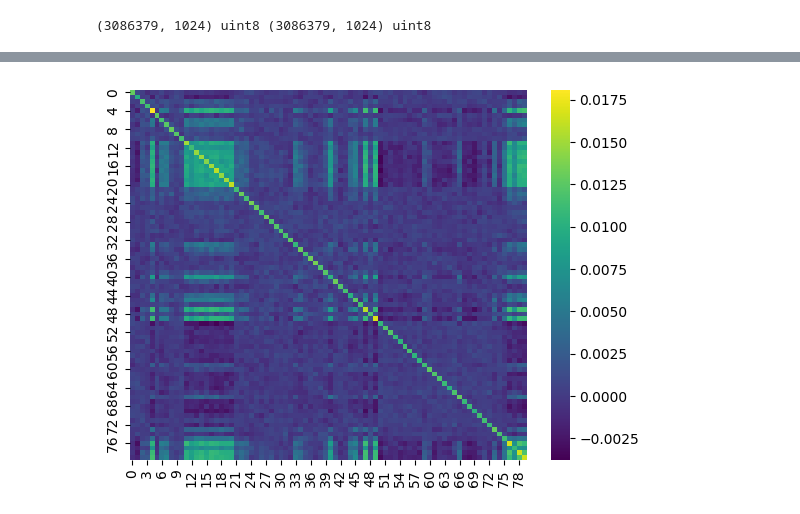
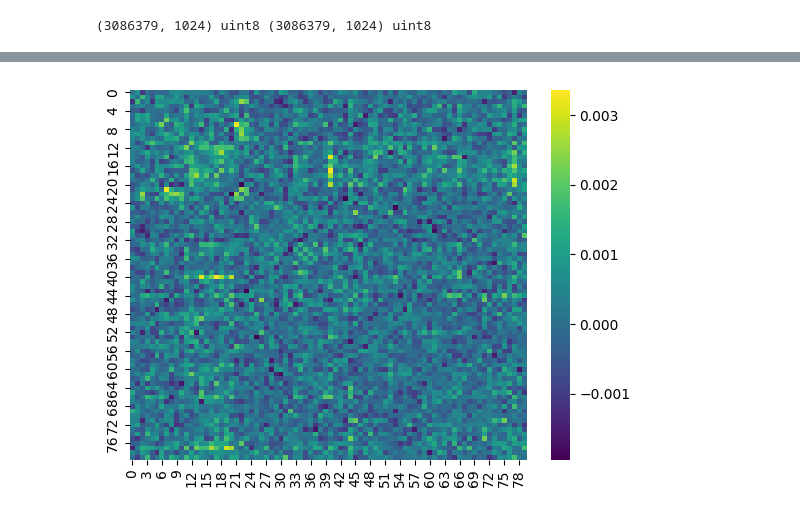
Before and after one commit to Luke-Skynet/torchless-nn, a Jupyter notebook: demo.ipynb, the cells around one changed output, grey strips where cells are left out. Cells and saved outputs as stored; diff of their text form; code cells hidden in the pictures.

```diff
--- a/demo.ipynb
+++ b/demo.ipynb
@@ -194,20 +244,28 @@ print(data.shape, data.dtype, labels.shape, labels.dtype)
 # %%
 class GPT:
     def __init__(self):
+
         self.embedding_table = init_random_tensor(size = (vocab_size, embed_size))
         self.model = Network(
             [
                 GPTEmbedFront(self.embedding_table, context_length),
 
-                TransformerBlock(embed_size, context_length, num_heads, SiLU(), decoder = True, dropout_rate=dropout_rate),
-                TransformerBlock(embed_size, context_length, num_heads, SiLU(), decoder = True, dropout_rate=dropout_rate),
-                TransformerBlock(embed_size, context_length, num_heads, SiLU(), decoder = True, dropout_rate=dropout_rate),
-                TransformerBlock(embed_size, context_length, num_heads, SiLU(), decoder = True, dropout_rate=dropout_rate),
-                TransformerBlock(embed_size, context_length, num_heads, SiLU(), decoder = True, dropout_rate=dropout_rate),
-                TransformerBlock(embed_size, context_length, num_heads, SiLU(), decoder = True, dropout_rate=dropout_rate),
-                TransformerBlock(embed_size, context_length, num_heads, SiLU(), decoder = True, dropout_rate=dropout_rate),
-                TransformerBlock(embed_size, context_length, num_heads, SiLU(), decoder = True, dropout_rate=dropout_rate),
+                TransformerBlock(embed_size, context_length, num_heads, SiLU, decoder = True, dropout_rate=dropout_rate),
+                TransformerBlock(embed_size, context_length, num_heads, SiLU, decoder = True, dropout_rate=dropout_rate),
+                TransformerBlock(embed_size, context_length, num_heads, SiLU, decoder = True, dropout_rate=dropout_rate),
+                TransformerBlock(embed_size, context_length, num_heads, SiLU, decoder = True, dropout_rate=dropout_rate),
 
+                TransformerBlock(embed_size, context_length, num_heads, SiLU, decoder = True, dropout_rate=dropout_rate),
+                TransformerBlock(embed_size, context_length, num_heads, SiLU, decoder = True, dropout_rate=dropout_rate),
+                TransformerBlock(embed_size, context_length, num_heads, SiLU, decoder = True, dropout_rate=dropout_rate),
+                TransformerBlock(embed_size, context_length, num_heads, SiLU, decoder = True, dropout_rate=dropout_rate),
+
+                TransformerBlock(embed_size, context_length, num_heads, SiLU, decoder = True, dropout_rate=dropout_rate),
+                TransformerBlock(embed_size, context_length, num_heads, SiLU, decoder = True, dropout_rate=dropout_rate),
+                TransformerBlock(embed_size, context_length, num_heads, SiLU, decoder = True, dropout_rate=dropout_rate),
+                TransformerBlock(embed_size, context_length, num_heads, SiLU, decoder = True, dropout_rate=dropout_rate),
+
+                LayerNorm(embed_size),
                 GPTEmbedBack(self.embedding_table),
                 SoftMax()
             ],
@@ -215,12 +273,16 @@ class GPT:
         self.criterion = CrossEntropy(num_classes = vocab_size)
 
 
-    def train(self, epochs = 1):
+    def train(self):
 
-      x = data
-      y = labels
+      x_train = data[:steps*batch_size]
+      y_train = labels[:steps*batch_size]
 
-      self.model.train(x, y, self.criterion, epochs = epochs, learning_rate = learning_rate, batch_size = batch_size)
+      x_test = data[steps*batch_size:steps*batch_size + 100 * batch_size]
+      y_test = labels[steps*batch_size:steps*batch_size + 100 * batch_size]
+
+      self.model.train(x_train, y_train, x_test, y_test, self.criterion,
+                       epochs = 1, learning_rate = learning_rate, batch_size = batch_size)
 
     def generate(self, length, seed = " "):
 
@@ -263,5 +331,5 @@ KeyboardInterrupt:
 # %%
 gpt.model.set_eval(True)
-gpt.model.layers[-1].temperature = 1.0
-gpt.generate(1024, "Aragorn")
+gpt.model.layers[-1].temperature = 0.5
+gpt.generate(2048, "Aragorn")
 # %% [output]
@@ -286,10 +353,14 @@ more tha
 # %%
 # Visualize token dot product similarities
 similarities = (gpt.embedding_table @ gpt.embedding_table.transpose()).get()
 
+
 similarities /= np.linalg.trace(similarities)
+
+for i in range(len(similarities)):
+  similarities[i, i] = 0
 
 sns.heatmap(similarities, cmap = "viridis")
 plt.show()
 # %% [output]
-[figure, old version]
+[figure, new version]
```
Also changed, not shown: parts of 17 cells of this notebook, 4 other files.
